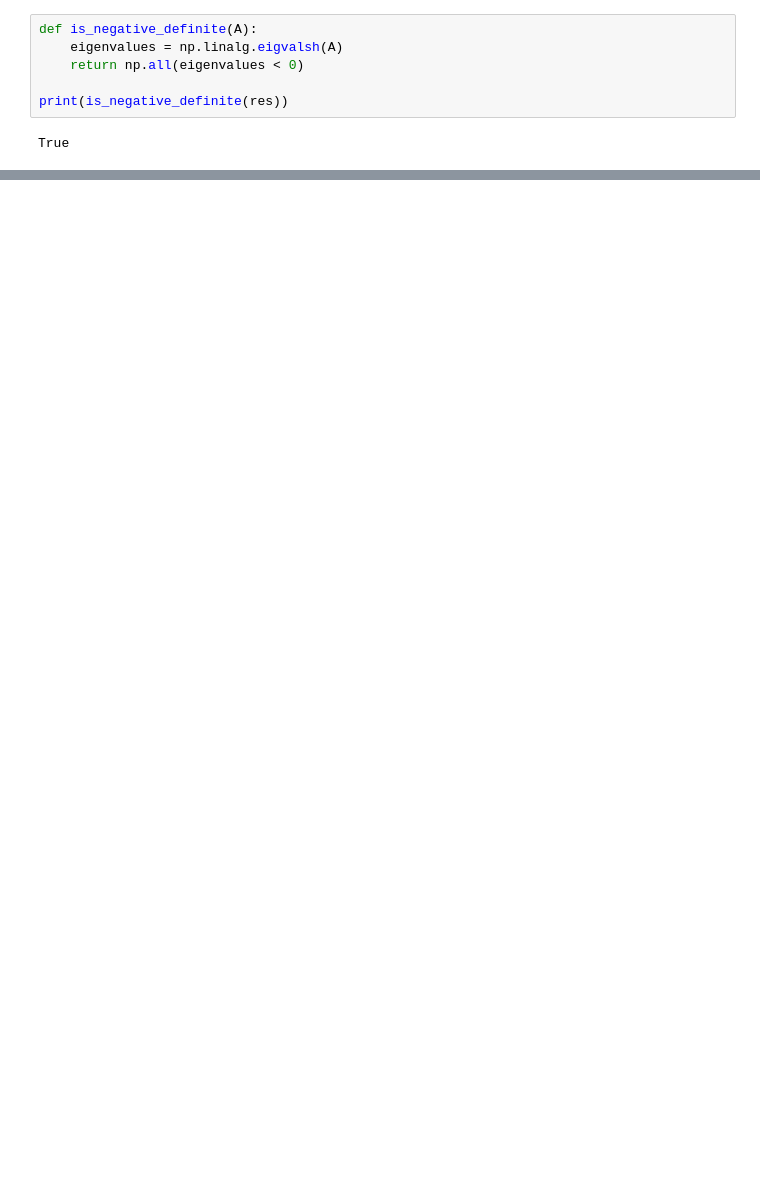
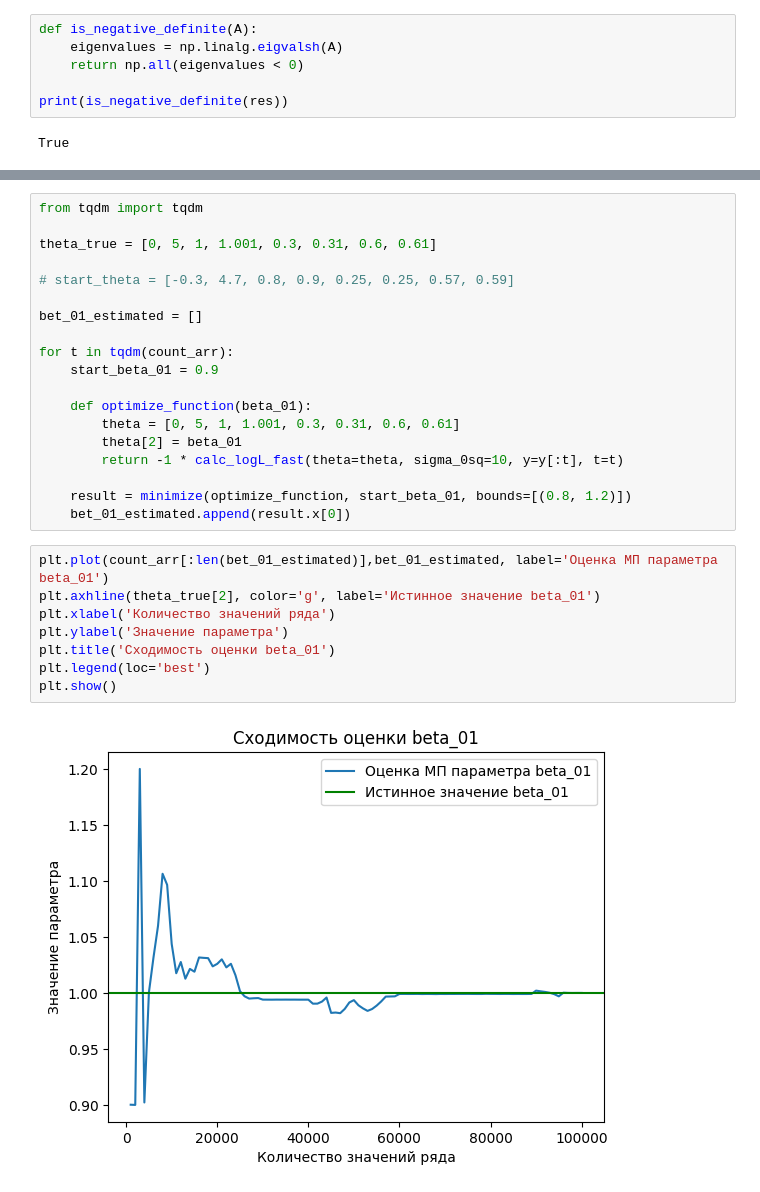
Before and after one commit to ddobryy/my, a Jupyter notebook: thesis_3rd_course/simulations.ipynb, the cells around one changed output, grey strips where cells are left out. Drawn from its saved outputs; the diff is of its cells as text; blank space fills up the shorter version.

```diff
--- a/thesis_3rd_course/simulations.ipynb
+++ b/thesis_3rd_course/simulations.ipynb
@@ -192,0 +330,29 @@ True
+# %%
+from tqdm import tqdm
+
+theta_true = [0, 5, 1, 1.001, 0.3, 0.31, 0.6, 0.61]
+
+# start_theta = [-0.3, 4.7, 0.8, 0.9, 0.25, 0.25, 0.57, 0.59]
+
+bet_01_estimated = []
+
+for t in tqdm(count_arr):
+    start_beta_01 = 0.9
+
+    def optimize_function(beta_01):
+        theta = [0, 5, 1, 1.001, 0.3, 0.31, 0.6, 0.61]
+        theta[2] = beta_01
+        return -1 * calc_logL_fast(theta=theta, sigma_0sq=10, y=y[:t], t=t)
+
+    result = minimize(optimize_function, start_beta_01, bounds=[(0.8, 1.2)])
+    bet_01_estimated.append(result.x[0])
+# %%
+plt.plot(count_arr[:len(bet_01_estimated)],bet_01_estimated, label='Оценка МП параметра beta_01')
+plt.axhline(theta_true[2], color='g', label='Истинное значение beta_01')
+plt.xlabel('Количество значений ряда')
+plt.ylabel('Значение параметра')
+plt.title('Сходимость оценки beta_01')
+plt.legend(loc='best')
+plt.show()
+# %% [output]
+[figure, added]
```
Also changed, not shown: parts of 25 cells of this notebook, 1 other file.
